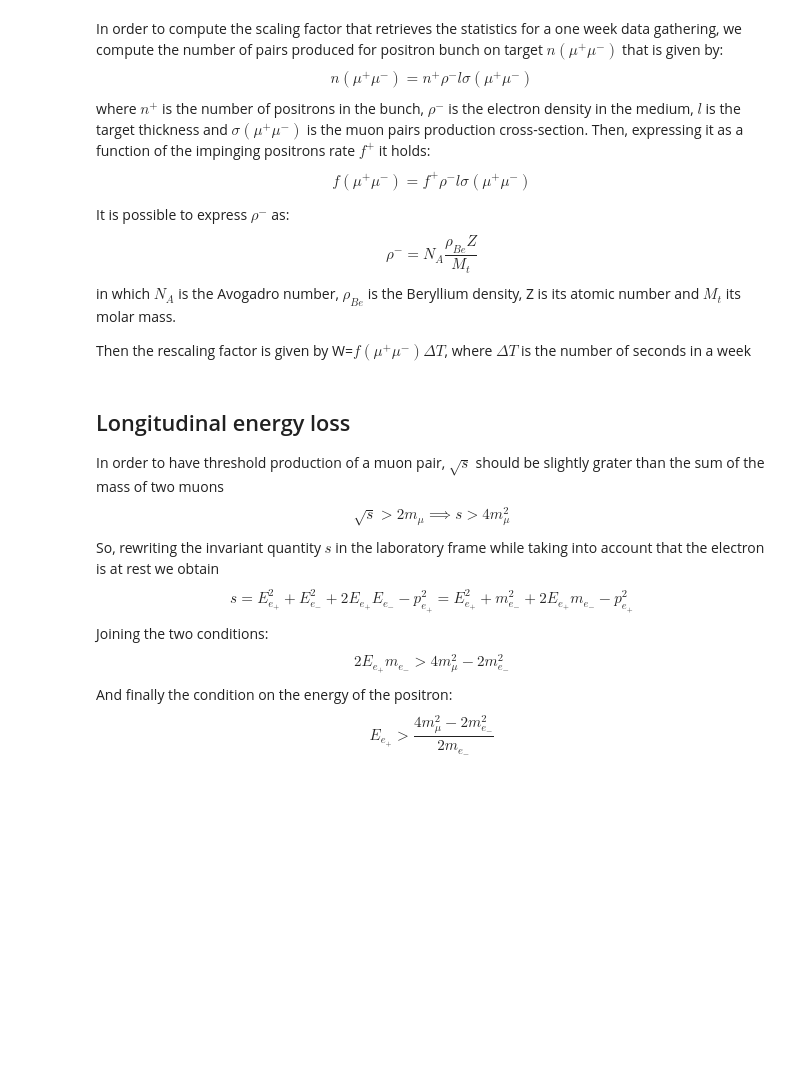
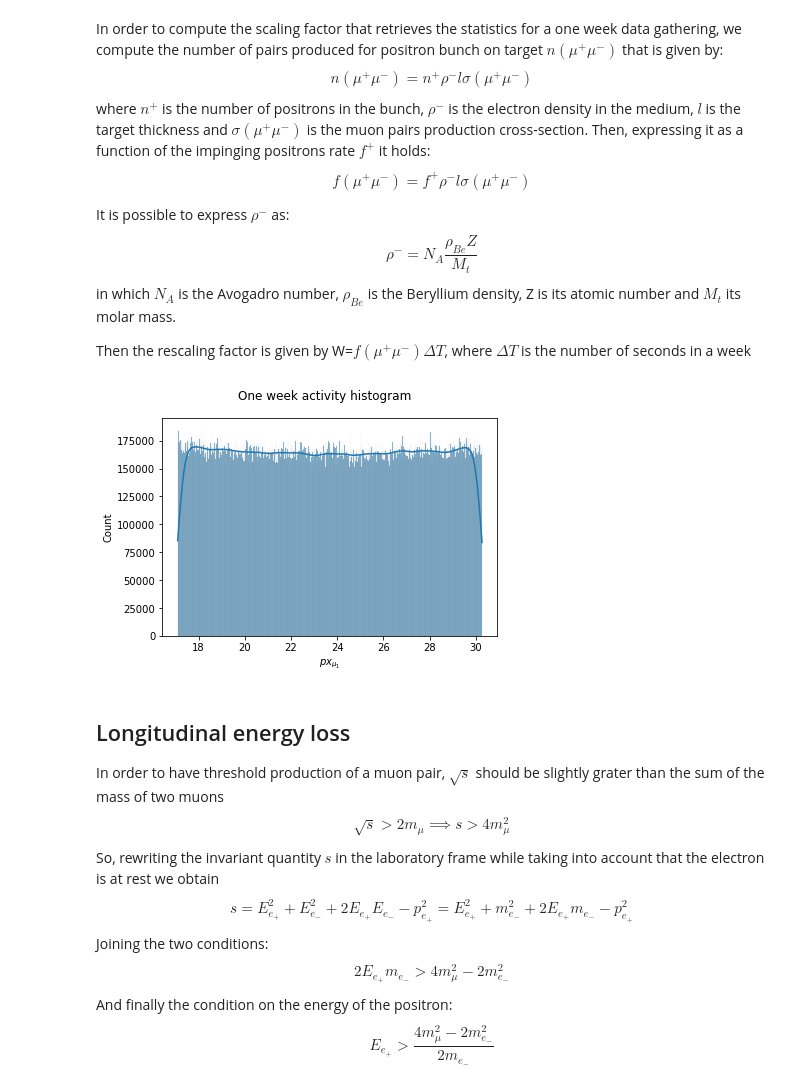
Before and after one commit to PhysicsOfData/LCP_projects_Y3, a Jupyter notebook: Project.ipynb, the cells around one changed output. Cells and saved outputs as stored; diff of their text form; code cells hidden in the pictures; blank space fills up the shorter version.

```diff
--- a/Project.ipynb
+++ b/Project.ipynb
@@ -468,27 +470,29 @@ in which $N_A$ is the Avogadro number, $\rho_{Be}$ is the Beryllium density, Z i
 Then the rescaling factor is given by W=$f(\mu^+ \mu^-) \Delta T$, where $\Delta T$ is the number of seconds in a week
 # %%
 freq = 10**6
-rhoBe = 1.848 # g/cm^3
-N_a = 6.022*10**23
+rhoBe = 1.848 #g/cm^3
+N_a = 6.022*10**23 #Avogadro's number
 Z = 4
 M = 9.012 #u
 l = 6 #cm
-rho_elec = N_a * (rhoBe*Z) / (M)
-fmu = freq * rho_elec * l * sigma(230**2) * 1e-24 *389
+rho_elec = N_a * (rhoBe*Z) / (M) #
+fmu = freq * rho_elec * l * sigma(230**2) * 1e-24 *38937
 deltaT = 60 * 60 * 24 * 7
 fweek = fmu * deltaT
 
 weights = np.full(int((N)), fweek/N)
 df_monochromatic['weights']=weights
 
 sns.histplot(x=df_monochromatic['$px_{\mu_1}$']/1000,
              weights= df_monochromatic['weights'],
              bins = int(np.sqrt(N)),
              kde=True
 
             )
 plt.suptitle('One week activity histogram')
 plt.show()
+# %% [output]
+[figure, added]
 # %% [markdown]
 ## Longitudinal energy loss
 
```
Also changed, not shown: parts of 8 cells of this notebook.
